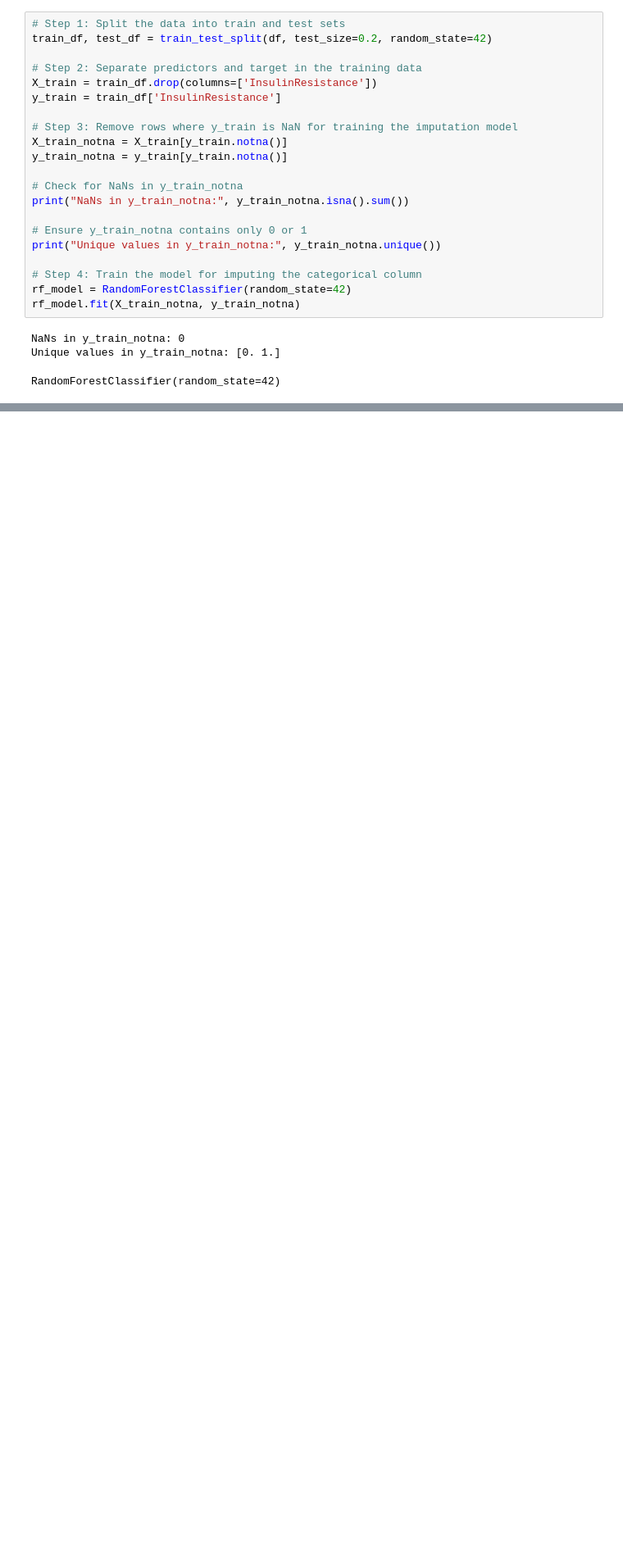
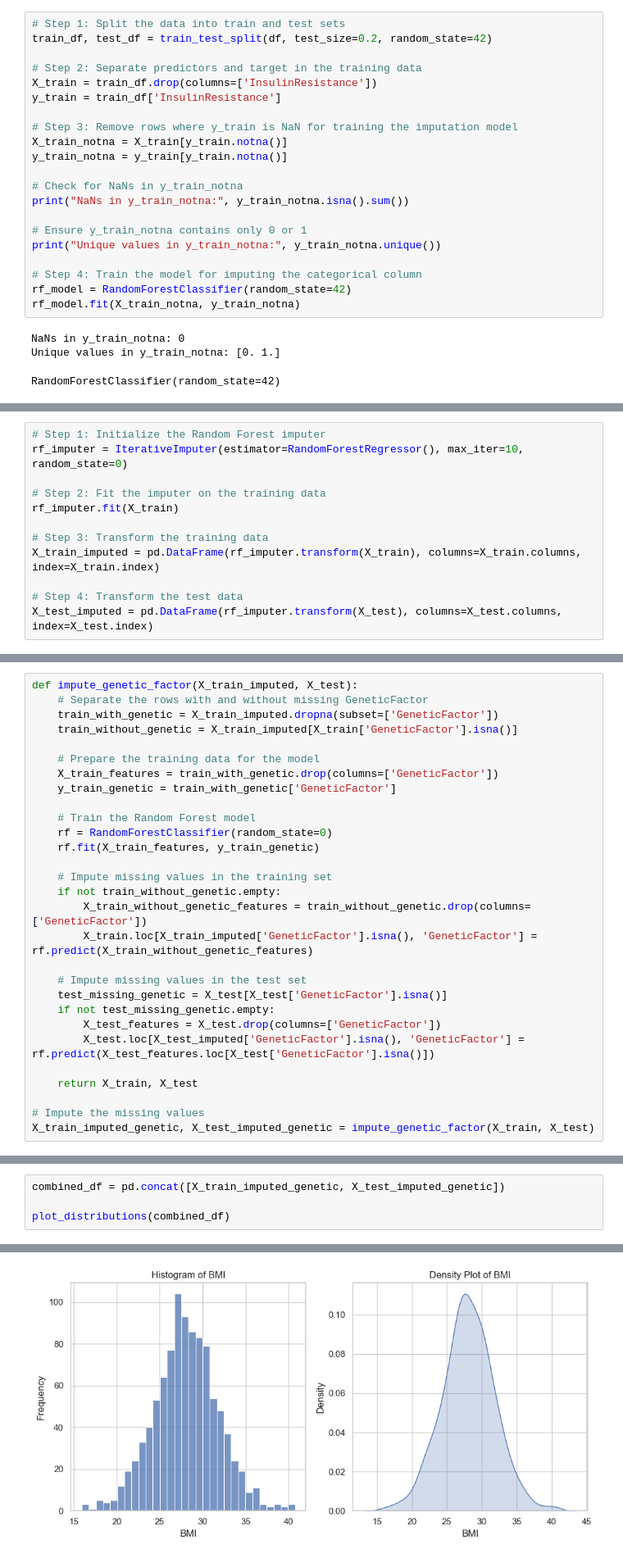
Before and after one commit to starshrimp/HumanMachineInteraction, a Jupyter notebook: Exercise Diabetes/diabetes_dataset.ipynb, the cells around one changed output, grey strips where cells are left out. Shown at 82% size. Drawn from its saved outputs; the diff is of its cells as text; blank space fills up the shorter version.

```diff
--- a/Exercise Diabetes/diabetes_dataset.ipynb
+++ b/Exercise Diabetes/diabetes_dataset.ipynb
@@ -375,0 +493,12 @@ df_cleaned = df[~df['BloodSugarLevel'].isin([105.053928, 70.000000, 140.000000])
+# %%
+# Step 1: Initialize the Random Forest imputer
+rf_imputer = IterativeImputer(estimator=RandomForestRegressor(), max_iter=10, random_state=0)
+
+# Step 2: Fit the imputer on the training data
+rf_imputer.fit(X_train)
+
+# Step 3: Transform the training data
+X_train_imputed = pd.DataFrame(rf_imputer.transform(X_train), columns=X_train.columns, index=X_train.index)
+
+# Step 4: Transform the test data
+X_test_imputed = pd.DataFrame(rf_imputer.transform(X_test), columns=X_test.columns, index=X_test.index)
@@ -375,0 +554,29 @@ df_cleaned = df[~df['BloodSugarLevel'].isin([105.053928, 70.000000, 140.000000])
+# %%
+def impute_genetic_factor(X_train_imputed, X_test):
+    # Separate the rows with and without missing GeneticFactor
+    train_with_genetic = X_train_imputed.dropna(subset=['GeneticFactor'])
+    train_without_genetic = X_train_imputed[X_train['GeneticFactor'].isna()]
+
+    # Prepare the training data for the model
+    X_train_features = train_with_genetic.drop(columns=['GeneticFactor'])
+    y_train_genetic = train_with_genetic['GeneticFactor']
+
+    # Train the Random Forest model
+    rf = RandomForestClassifier(random_state=0)
+    rf.fit(X_train_features, y_train_genetic)
+
+    # Impute missing values in the training set
+    if not train_without_genetic.empty:
+        X_train_without_genetic_features = train_without_genetic.drop(columns=['GeneticFactor'])
+        X_train.loc[X_train_imputed['GeneticFactor'].isna(), 'GeneticFactor'] = rf.predict(X_train_without_genetic_features)
+
+    # Impute missing values in the test set
+    test_missing_genetic = X_test[X_test['GeneticFactor'].isna()]
+    if not test_missing_genetic.empty:
+        X_test_features = X_test.drop(columns=['GeneticFactor'])
+        X_test.loc[X_test_imputed['GeneticFactor'].isna(), 'GeneticFactor'] = rf.predict(X_test_features.loc[X_test['GeneticFactor'].isna()])
+
+    return X_train, X_test
+
+# Impute the missing values
+X_train_imputed_genetic, X_test_imputed_genetic = impute_genetic_factor(X_train, X_test)
@@ -375,0 +585,5 @@ df_cleaned = df[~df['BloodSugarLevel'].isin([105.053928, 70.000000, 140.000000])
+# %%
+combined_df = pd.concat([X_train_imputed_genetic, X_test_imputed_genetic])
+
+plot_distributions(combined_df)
+# %% [output]
@@ -375,0 +635 @@ df_cleaned = df[~df['BloodSugarLevel'].isin([105.053928, 70.000000, 140.000000])
+[figure, added]
```
Also changed, not shown: parts of 47 cells of this notebook, 12 other files.
